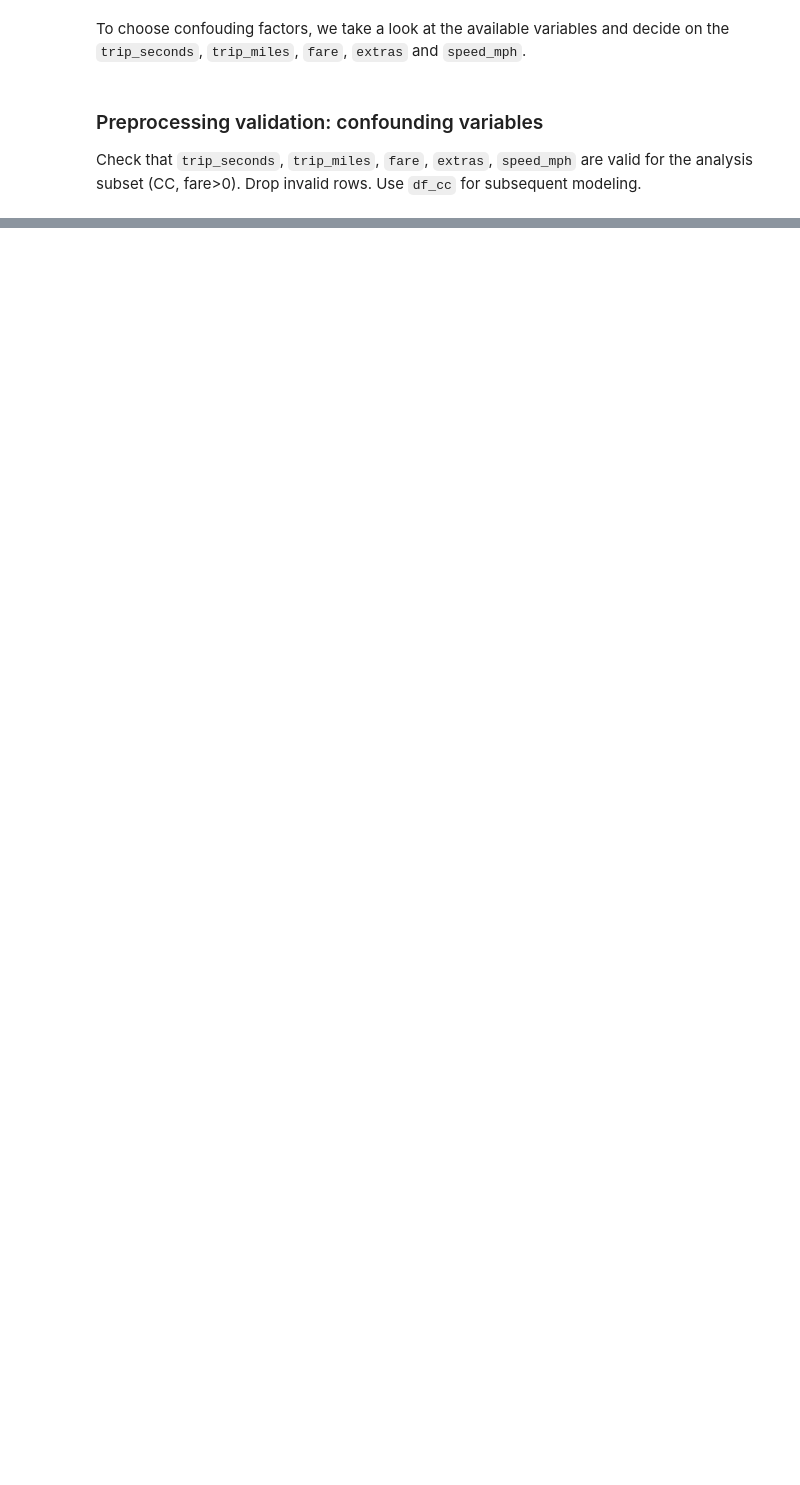
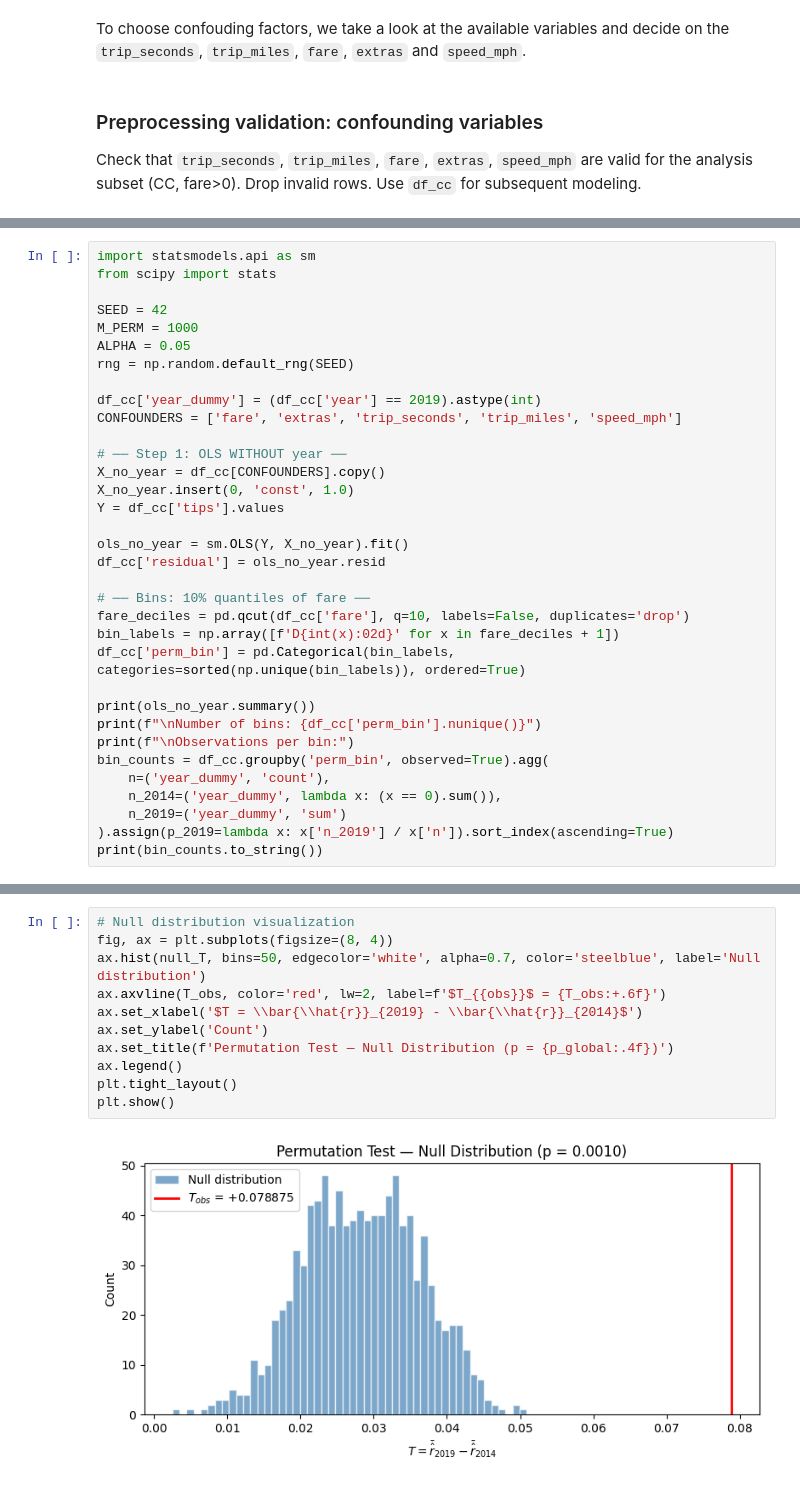
Before and after one commit to frank22lin/Multiple-Testing-Project, a Jupyter notebook: hypothesis1.ipynb, the cells around one changed output, grey strips where cells are left out. Saved outputs shown, nothing was run; the diff lists cells and outputs as text; blank space fills up the shorter version.

```diff
--- a/hypothesis1.ipynb
+++ b/hypothesis1.ipynb
@@ -151,0 +169,34 @@ Dropped 1 rows with invalid confounders. Final n=167,240
+# %%
+import statsmodels.api as sm
+from scipy import stats
+
+SEED = 42
+M_PERM = 1000
+ALPHA = 0.05
+rng = np.random.default_rng(SEED)
+
+df_cc['year_dummy'] = (df_cc['year'] == 2019).astype(int)
+CONFOUNDERS = ['fare', 'extras', 'trip_seconds', 'trip_miles', 'speed_mph']
+
+# ── Step 1: OLS WITHOUT year ──
+X_no_year = df_cc[CONFOUNDERS].copy()
+X_no_year.insert(0, 'const', 1.0)
+Y = df_cc['tips'].values
+
+ols_no_year = sm.OLS(Y, X_no_year).fit()
+df_cc['residual'] = ols_no_year.resid
+
+# ── Bins: 10% quantiles of fare ──
+fare_deciles = pd.qcut(df_cc['fare'], q=10, labels=False, duplicates='drop')
+bin_labels = np.array([f'D{int(x):02d}' for x in fare_deciles + 1])
+df_cc['perm_bin'] = pd.Categorical(bin_labels, categories=sorted(np.unique(bin_labels)), ordered=True)
+
+print(ols_no_year.summary())
+print(f"\nNumber of bins: {df_cc['perm_bin'].nunique()}")
+print(f"\nObservations per bin:")
+bin_counts = df_cc.groupby('perm_bin', observed=True).agg(
+    n=('year_dummy', 'count'),
+    n_2014=('year_dummy', lambda x: (x == 0).sum()),
+    n_2019=('year_dummy', 'sum')
+).assign(p_2019=lambda x: x['n_2019'] / x['n']).sort_index(ascending=True)
+print(bin_counts.to_string())
@@ -151,0 +304,13 @@ Dropped 1 rows with invalid confounders. Final n=167,240
+# %%
+# Null distribution visualization
+fig, ax = plt.subplots(figsize=(8, 4))
+ax.hist(null_T, bins=50, edgecolor='white', alpha=0.7, color='steelblue', label='Null distribution')
+ax.axvline(T_obs, color='red', lw=2, label=f'$T_{{obs}}$ = {T_obs:+.6f}')
+ax.set_xlabel('$T = \\bar{\\hat{r}}_{2019} - \\bar{\\hat{r}}_{2014}$')
+ax.set_ylabel('Count')
+ax.set_title(f'Permutation Test — Null Distribution (p = {p_global:.4f})')
+ax.legend()
+plt.tight_layout()
+plt.show()
+# %% [output]
+[figure, added]
```
Also changed, not shown: parts of 22 cells of this notebook, 1 other file.
